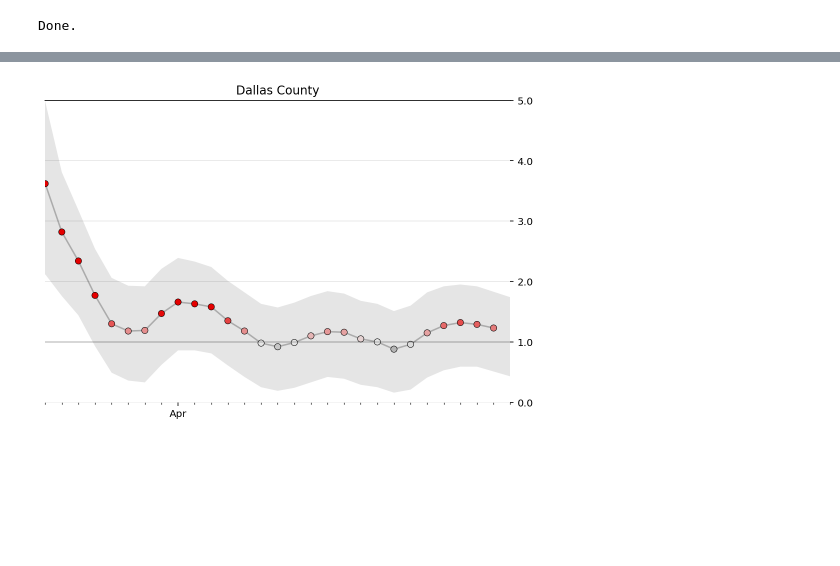
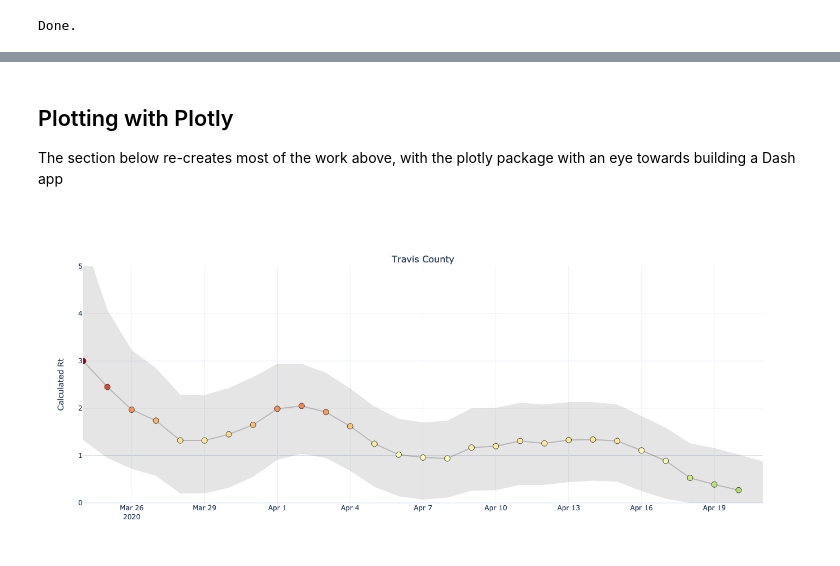
Before and after one commit to nbrasher/texas_covid, a Jupyter notebook: notebooks/Texas_Rt.ipynb, the cells around one changed output, grey strips where cells are left out. Cells and saved outputs as stored; diff of their text form; code cells hidden in the pictures; blank space fills up the shorter version.

Commit message:
feature: plotly plots in notebook

```diff
--- a/notebooks/Texas_Rt.ipynb
+++ b/notebooks/Texas_Rt.ipynb
@@ -31,16 +31,20 @@ r_t_range = np.linspace(0, R_T_MAX, R_T_MAX*100+1)
 # https://www.nejm.org/doi/full/10.1056/NEJMoa2001316
 GAMMA = 1/7
 
-# Calculate for only largest TX counties
+# Calculate for 12 largest TX counties by population
 INCLUDE_COUNTIES = [
+    'Harris',
     'Dallas',
     'Tarrant',
+    'Bexar',
+    'Travis',
     'Collin',
+    'Hidalgo',
+    'El Paso',
     'Denton',
-    'Harris',
     'Fort Bend',
-    'Travis',
-    'Bexar',
+    'Montgomery',
+    'Williamson'
 ]
 # %% [markdown]
 > __Note__: Daily data comes from the [Texas Dept of Health and Human Services](https://dshs.texas.gov/coronavirus/additionaldata/)
@@ -327,7 +331,7 @@ for county in INCLUDE_COUNTIES:
     cases = df.loc[county]
 
     print(county)
-    new, smoothed = prepare_cases(cases, min_cases=20)
+    new, smoothed = prepare_cases(cases, min_cases=5)
 
     result = {}
 
@@ -409,0 +414,3 @@ fig.set_facecolor('w')
+# %% [markdown]
+## Plotting with Plotly
+The section below re-creates most of the work above, with the plotly package with an eye towards building a Dash app
@@ -410,22 +474,41 @@ fig.set_facecolor('w')
 # %%
+from plotly.subplots import make_subplots
+
 # The entire process for a given county and sigma
-county = 'Dallas'
+county = 'Travis'
 sigma = 0.3
 
 # Get smoothed new case values
-_, smoothed = prepare_cases(df.loc[county],
+original, smoothed = prepare_cases(df.loc[county],
                               min_cases=20)
 
 # Get previous values of Rt
 posteriors, _ = get_posteriors(smoothed,
                                sigma=sigma)
 
-# Return intervals and plot
+# Calculate confidence intervals and Most Likely Rt
 hdis_90 = highest_density_interval(posteriors, p=.9)
 most_likely = posteriors.idxmax().rename('ML')
 result = pd.concat([most_likely, hdis_90], axis=1)
 
-fig, ax = plt.subplots(figsize=(600/72,400/72))
-plot_rt(result, ax, county)
+shapes=[{'type': 'line',
+        'x0': 0, 'x1': 1, 'xref': 'paper',
+        'y0': 1.0, 'y1': 1.0, 'yref': 'y',
+        'layer': 'below', 'opacity': .2}]
+
+fig = make_subplots(rows=1, cols=1, subplot_titles=[county + ' County'])
+fig.update_layout(template='plotly_white',
+                  height=600,
+                  width=800,
+                  shapes=shapes)
+fig.update_yaxes(range = [0, 5.],
+                 title_text='Calculated Rt')
+fig.update_xaxes(range = [
+    pd.Timestamp('2020-03-24'),
+    result.index[-1]+pd.Timedelta(days=1)
+])
+
+fig = plot_rt_plotly(result, county, fig)
+fig.show()
 # %% [output]
-[figure, old version]
+[figure, new version]
```
Also changed, not shown: parts of 6 cells of this notebook, 1 other file.
